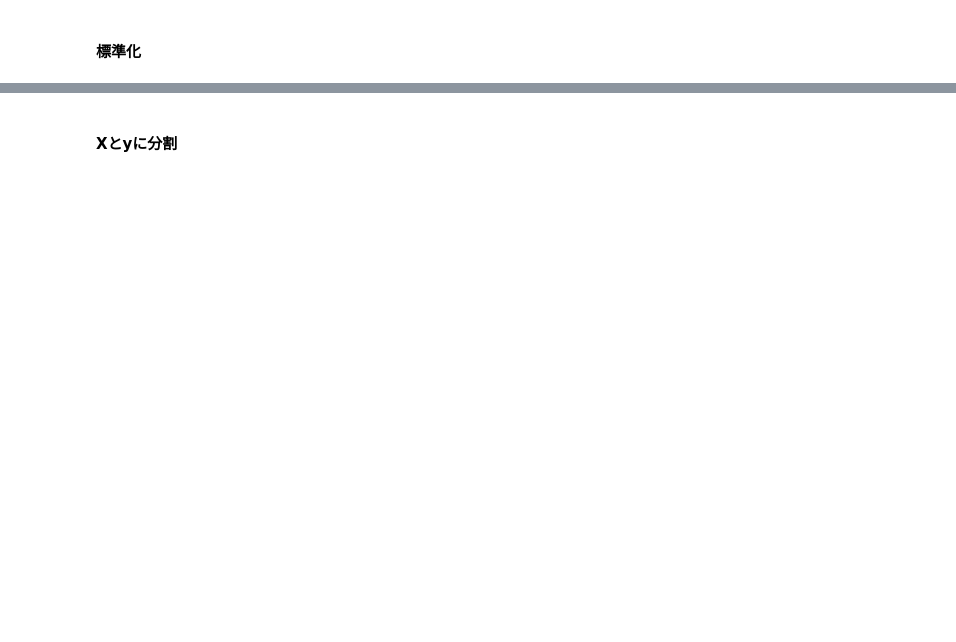
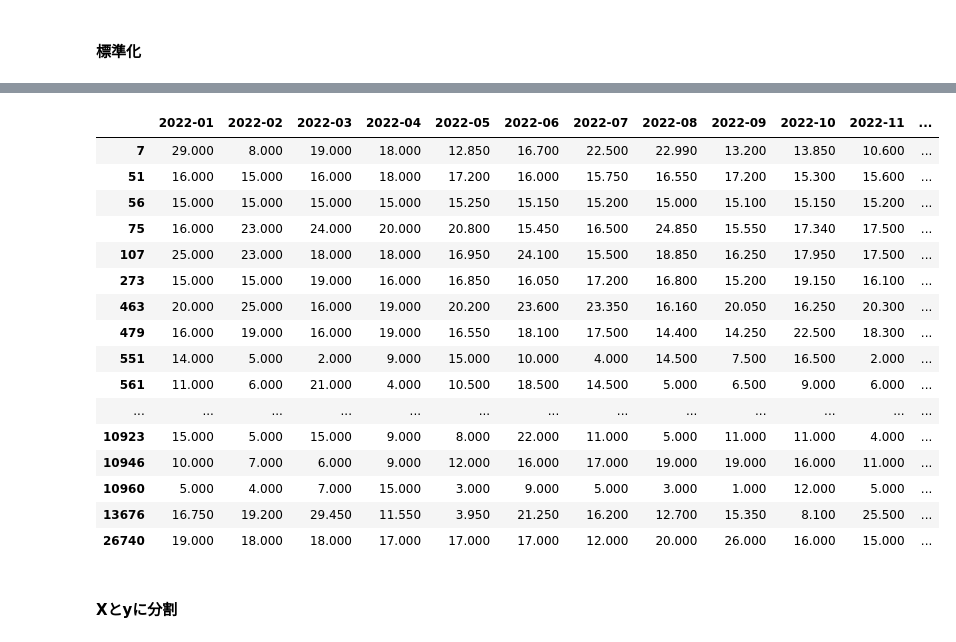
Before and after one commit to Naoya-Yasuda/MANABI_DX_QUEST_2023_PrePoC, a Jupyter notebook: notebook/prediction_waste_paper_amount_lightgbm_monthly features.ipynb, the cells around one changed output, grey strips where cells are left out. Cells and saved outputs as stored; diff of their text form; code cells hidden in the pictures; blank space fills up the shorter version.

```diff
--- a/notebook/prediction_waste_paper_amount_lightgbm_monthly features.ipynb
+++ b/notebook/prediction_waste_paper_amount_lightgbm_monthly features.ipynb
@@ -233,6 +280,6 @@ merged_df.head(1)
 #                             '2023-12'    # データ数が少ないため
 
 #                            ], axis=1)
-merged_df = merged_df.iloc[:,0:47]
+merged_df = merged_df.iloc[:,24:47]   # 2022/1から
 # %%
 merged_df.head(10)
@@ -249,2 +298,5 @@ merged_df[columns_to_scale] = scaler.fit_transform(merged_df[columns_to_scale])
 # %%
 merged_df = merged_df.fillna(0)
+# %%
+# dfの要素の値が30以上のものを30に変換
+merged_df = merged_df.clip(upper=30)
@@ -250,0 +325,20 @@ merged_df = merged_df.fillna(0)
+# %%
+merged_df
+# %% [output]
+|  | 2022-01 | 2022-02 | 2022-03 | 2022-04 | 2022-05 | 2022-06 | 2022-07 | 2022-08 | 2022-09 | 2022-10 | 2022-11 | ... |
+| 7 | 29.000 | 8.000 | 19.000 | 18.000 | 12.850 | 16.700 | 22.500 | 22.990 | 13.200 | 13.850 | 10.600 | ... |
+| 51 | 16.000 | 15.000 | 16.000 | 18.000 | 17.200 | 16.000 | 15.750 | 16.550 | 17.200 | 15.300 | 15.600 | ... |
+| 56 | 15.000 | 15.000 | 15.000 | 15.000 | 15.250 | 15.150 | 15.200 | 15.000 | 15.100 | 15.150 | 15.200 | ... |
+| 75 | 16.000 | 23.000 | 24.000 | 20.000 | 20.800 | 15.450 | 16.500 | 24.850 | 15.550 | 17.340 | 17.500 | ... |
+| 107 | 25.000 | 23.000 | 18.000 | 18.000 | 16.950 | 24.100 | 15.500 | 18.850 | 16.250 | 17.950 | 17.500 | ... |
+| 273 | 15.000 | 15.000 | 19.000 | 16.000 | 16.850 | 16.050 | 17.200 | 16.800 | 15.200 | 19.150 | 16.100 | ... |
+| 463 | 20.000 | 25.000 | 16.000 | 19.000 | 20.200 | 23.600 | 23.350 | 16.160 | 20.050 | 16.250 | 20.300 | ... |
+| 479 | 16.000 | 19.000 | 16.000 | 19.000 | 16.550 | 18.100 | 17.500 | 14.400 | 14.250 | 22.500 | 18.300 | ... |
+| 551 | 14.000 | 5.000 | 2.000 | 9.000 | 15.000 | 10.000 | 4.000 | 14.500 | 7.500 | 16.500 | 2.000 | ... |
+| 561 | 11.000 | 6.000 | 21.000 | 4.000 | 10.500 | 18.500 | 14.500 | 5.000 | 6.500 | 9.000 | 6.000 | ... |
+| ... | ... | ... | ... | ... | ... | ... | ... | ... | ... | ... | ... | ... |
+| 10923 | 15.000 | 5.000 | 15.000 | 9.000 | 8.000 | 22.000 | 11.000 | 5.000 | 11.000 | 11.000 | 4.000 | ... |
+| 10946 | 10.000 | 7.000 | 6.000 | 9.000 | 12.000 | 16.000 | 17.000 | 19.000 | 19.000 | 16.000 | 11.000 | ... |
+| 10960 | 5.000 | 4.000 | 7.000 | 15.000 | 3.000 | 9.000 | 5.000 | 3.000 | 1.000 | 12.000 | 5.000 | ... |
+| 13676 | 16.750 | 19.200 | 29.450 | 11.550 | 3.950 | 21.250 | 16.200 | 12.700 | 15.350 | 8.100 | 25.500 | ... |
+| 26740 | 19.000 | 18.000 | 18.000 | 17.000 | 17.000 | 17.000 | 12.000 | 20.000 | 26.000 | 16.000 | 15.000 | ... |
```
Also changed, not shown: parts of 17 cells of this notebook.
